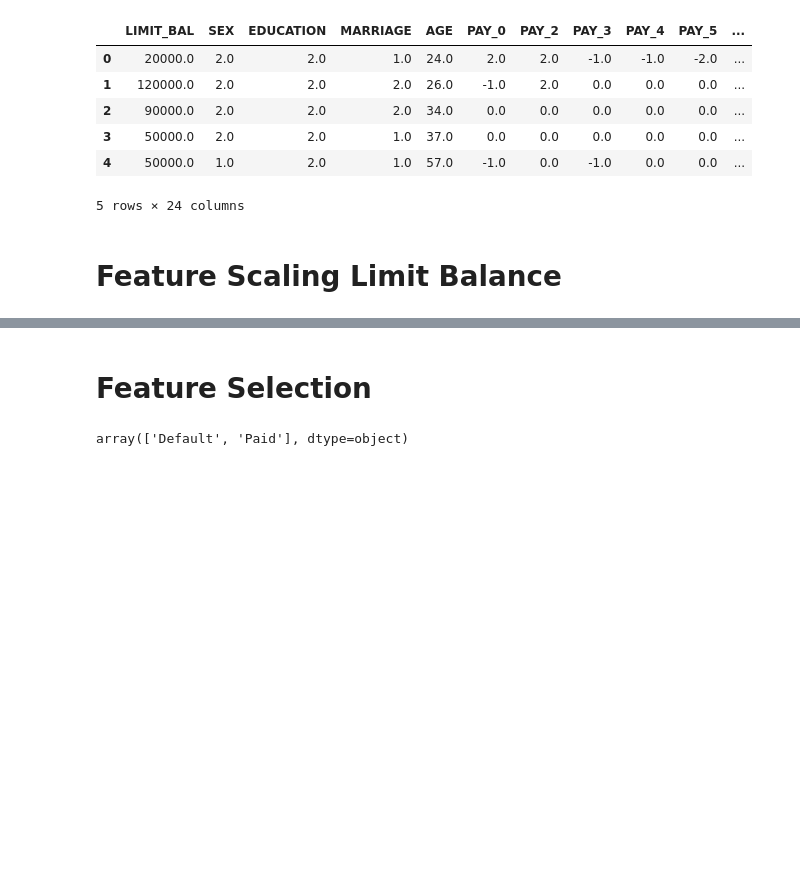
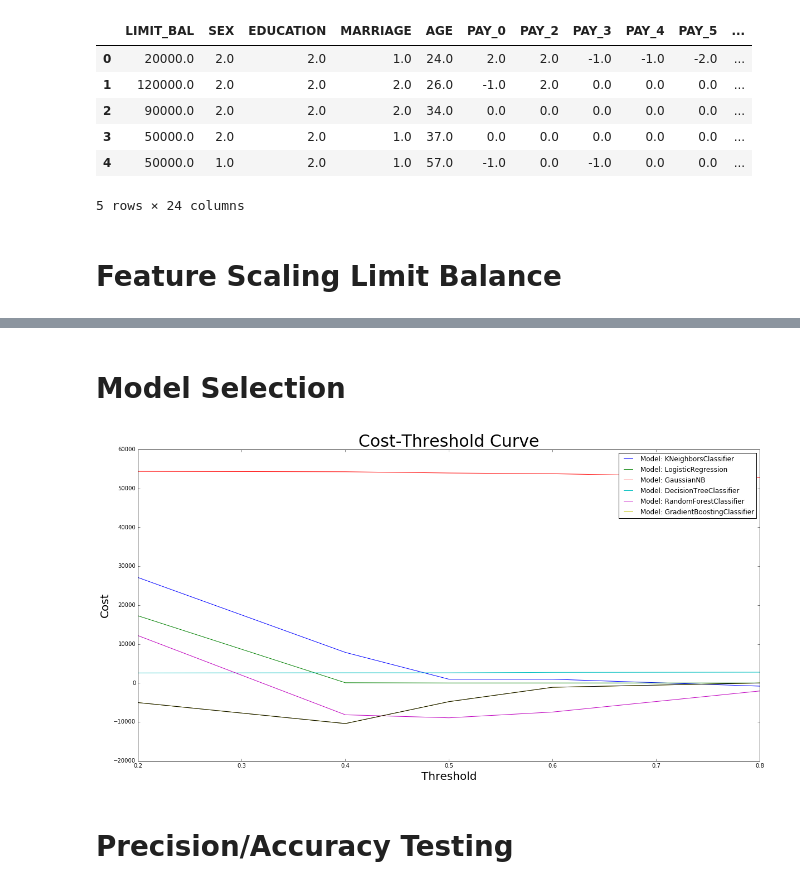
Before and after one commit to Becca18/TeamD, a Jupyter notebook: CreditCardDefRE.ipynb, the cells around one changed output, grey strips where cells are left out. Cells and saved outputs as stored; diff of their text form; code cells hidden in the pictures; blank space fills up the shorter version.

```diff
--- a/CreditCardDefRE.ipynb
+++ b/CreditCardDefRE.ipynb
@@ -128,2 +148,2 @@ GradientBoostingClassifier: 0.782
 # %% [markdown]
-# Feature Selection
+# Model Selection
@@ -130 +161,50 @@ GradientBoostingClassifier: 0.782
+# %%
+def allfeaturecost(model, thresh):
+
+    #fit model using different thresholds
+    X_train, X_test, y_train, y_test = train_test_split(X, y, test_size = 0.3, random_state = 42)
+    y_test2 = np.array(y_test)
+    modelfit = model.fit(X_train, y_train)
+    pred_proba = modelfit.predict_proba(X_test)
+    fplist = []
+    tplist = []
+    costlist = []
+
+    #determine true positives and false positives for cost calculation
+    for item in range(len(thresh)):
+        tp = 0
+        fp = 0
+        for elem in range(len(pred_proba)):
+            if pred_proba[elem][1]>=thresh[item] and y_test2[elem] == 1:
+                tp += 1
+            elif pred_proba[elem][1] >=thresh[item] and y_test2[elem] == 0:
+                fp += 1
+            else:
+                pass
+        tplist.append(tp)
+        fplist.append(fp)
+        costlist.append(cost(tp,fp))
+
+    #plot the cost against the threshold
+
+    plt.plot(thresh, costlist, label='Model: ' + str(model).split("(")[0])
+    plt.xlabel('Threshold', fontsize = 20)
+    plt.ylabel('Cost', fontsize = 20)
+    plt.title('Cost-Threshold Curve', fontsize = 30)
+    plt.legend(loc="upper right")
+
+    return tplist, fplist, costlist, thresh
+# %%
+def plotfunction(models, thresh):
+    plt.figure(figsize = (20, 10))
+    for model in models:
+        tplist, fplist, costlist, thresh = allfeaturecost(model, thresh)
+    plt.plot(thresh, costlist)
+# %%
+thresh = [0.2, 0.4, 0.5, 0.6, 0.8]
+plotfunction(modellist, thresh)
+# %% [output]
+[figure, added]
+# %% [markdown]
+# Precision/Accuracy Testing
 # %%
@@ -161,4 +222,0 @@ def cost(tp, fp):
-# %%
-model.classes_
-# %% [output]
-array(['Default', 'Paid'], dtype=object)
```
Also changed, not shown: parts of 32 cells of this notebook.
